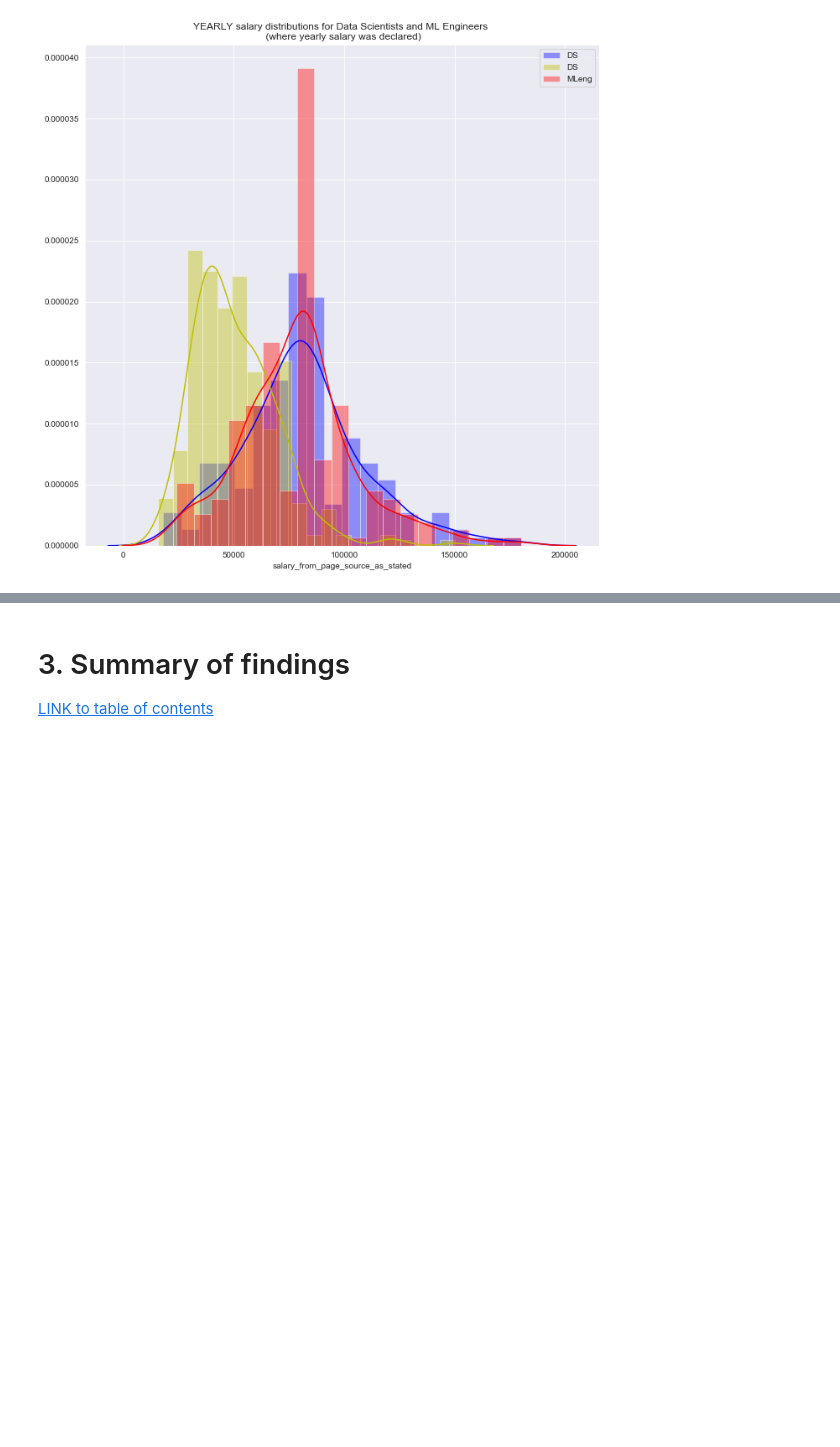
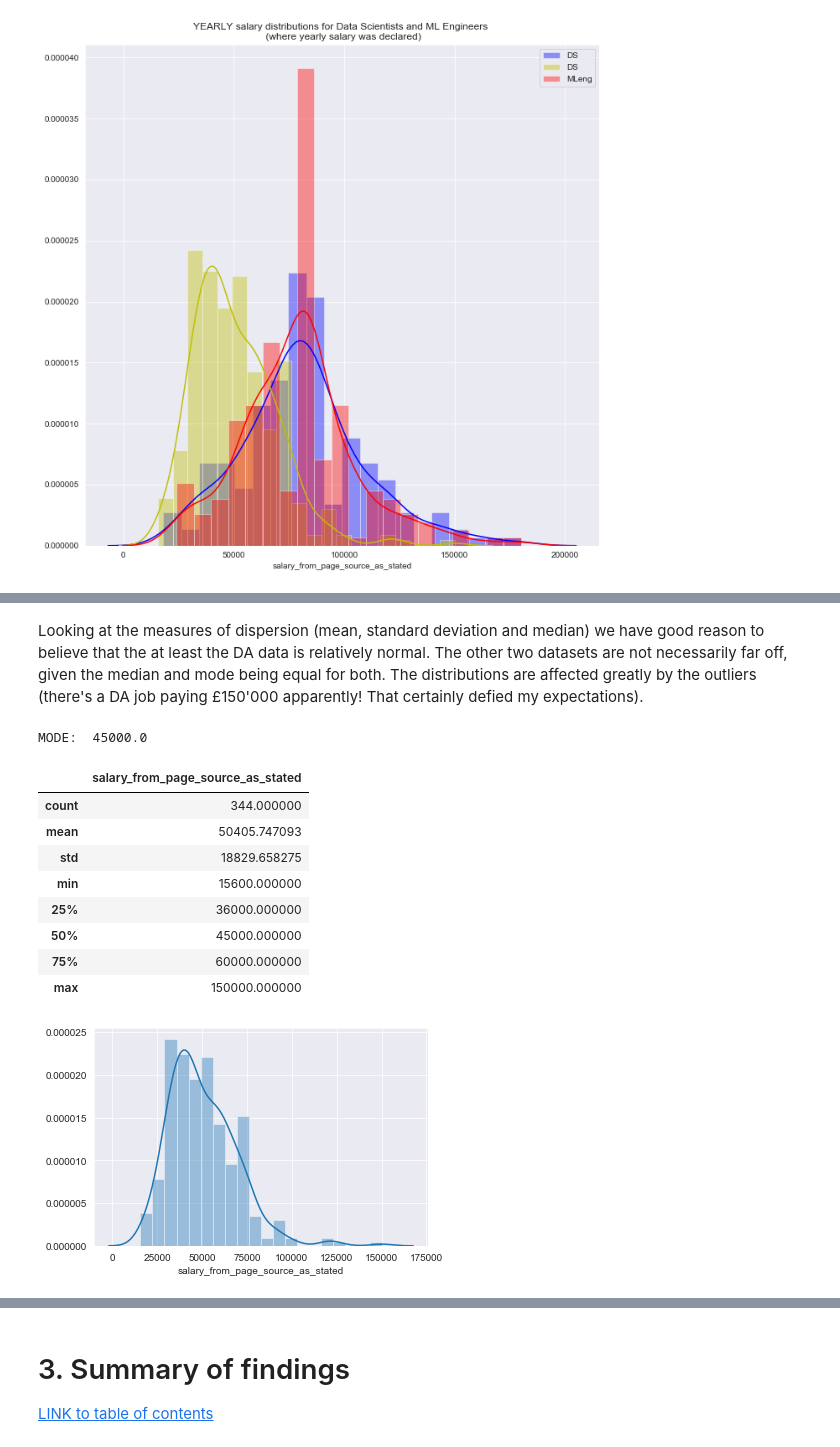
Before and after one commit to Ioana-P/MLEng_vs_DScientist_analysis, a Jupyter notebook: 3b_Statistical_tests.ipynb, the cells around one changed output, grey strips where cells are left out. Drawn from its saved outputs; the diff is of its cells as text; code cells hidden in the pictures; blank space fills up the shorter version.

Commit message:
add tests for normality; create dist of sample means

```diff
--- a/3b_Statistical_tests.ipynb
+++ b/3b_Statistical_tests.ipynb
@@ -149,0 +163,26 @@ plt.show();
+# %%
+salary_df = df.loc[df.salary_from_page_source_time_period=='Y'].drop(columns=['salary_from_page_source_conv_hourly', 'salary_from_page_source_time_period'])
+#data analyst data
+da_df = salary_df.loc[salary_df.searched__data_analyst==1].drop(columns=['searched__data_analyst','searched__data_scientist', 'searched__machine_learning_engineer'])
+# data scientist data
+ds_df = salary_df.loc[salary_df.searched__data_scientist==1].drop(columns=['searched__data_analyst','searched__data_scientist', 'searched__machine_learning_engineer'])
+# ml engineer data
+me_df = salary_df.loc[salary_df.searched__machine_learning_engineer==1].drop(columns=['searched__data_analyst','searched__data_scientist', 'searched__machine_learning_engineer'])
+# %% [markdown]
+Looking at the measures of dispersion (mean, standard deviation and median) we have good reason to believe that the at least the DA data is relatively normal. The other two datasets are not necessarily far off, given the median and mode being equal for both. The distributions are affected greatly by the outliers (there's a DA job paying £150'000 apparently! That certainly defied my expectations).
+# %%
+print("MODE: ", da_df.salary_from_page_source_as_stated.mode()[0])
+sns.distplot(da_df.salary_from_page_source_as_stated, )
+da_df.describe()
+# %% [output]
+MODE:  45000.0
+|  | salary_from_page_source_as_stated |
+| count | 344.000000 |
+| mean | 50405.747093 |
+| std | 18829.658275 |
+| min | 15600.000000 |
+| 25% | 36000.000000 |
+| 50% | 45000.000000 |
+| 75% | 60000.000000 |
+| max | 150000.000000 |
+[figure, added]
```
Also changed, not shown: parts of 15 cells of this notebook, 1 other file.
